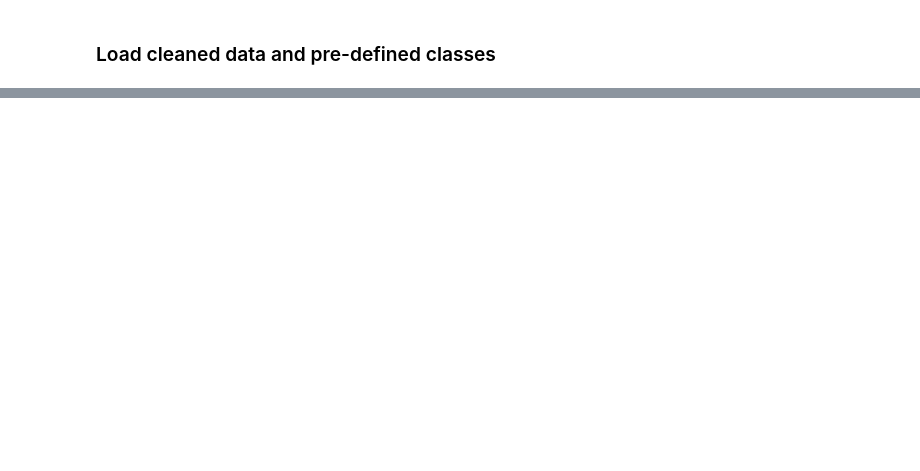
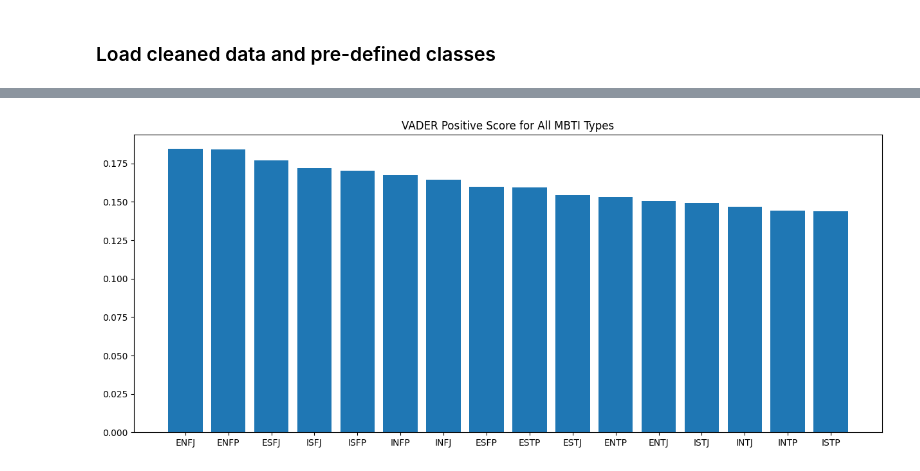
Before and after one commit to DominicMin/Intro_to_DS_Assignment, a Jupyter notebook: py_Code/data_viewer.ipynb, the cells around one changed output, grey strips where cells are left out. Saved outputs shown, nothing was run; the diff lists cells and outputs as text; code cells hidden in the pictures; blank space fills up the shorter version.

```diff
--- a/py_Code/data_viewer.ipynb
+++ b/py_Code/data_viewer.ipynb
@@ -56,0 +108,4 @@ enfp.data
+# %%
+all_vader_scores={T:cleaned_data[T].basic_identities["overall_vader_score"] for T in MBTI_types}
+# %%
+all_vader_scores=pd.DataFrame(all_vader_scores).T
@@ -56,0 +130,12 @@ enfp.data
+# %%
+all_vader_scores=all_vader_scores.sort_values(by="pos",ascending=False)
+# %%
+import matplotlib.pyplot as plt
+x=all_vader_scores.index
+y=all_vader_scores["pos"]
+plt.figure(figsize=(15, 6))
+plt.bar(x,y)
+plt.title("VADER Positive Score for All MBTI Types")
+plt.show()
+# %% [output]
+[figure, added]
```
Also changed, not shown: parts of 8 cells of this notebook, 21 other files.
